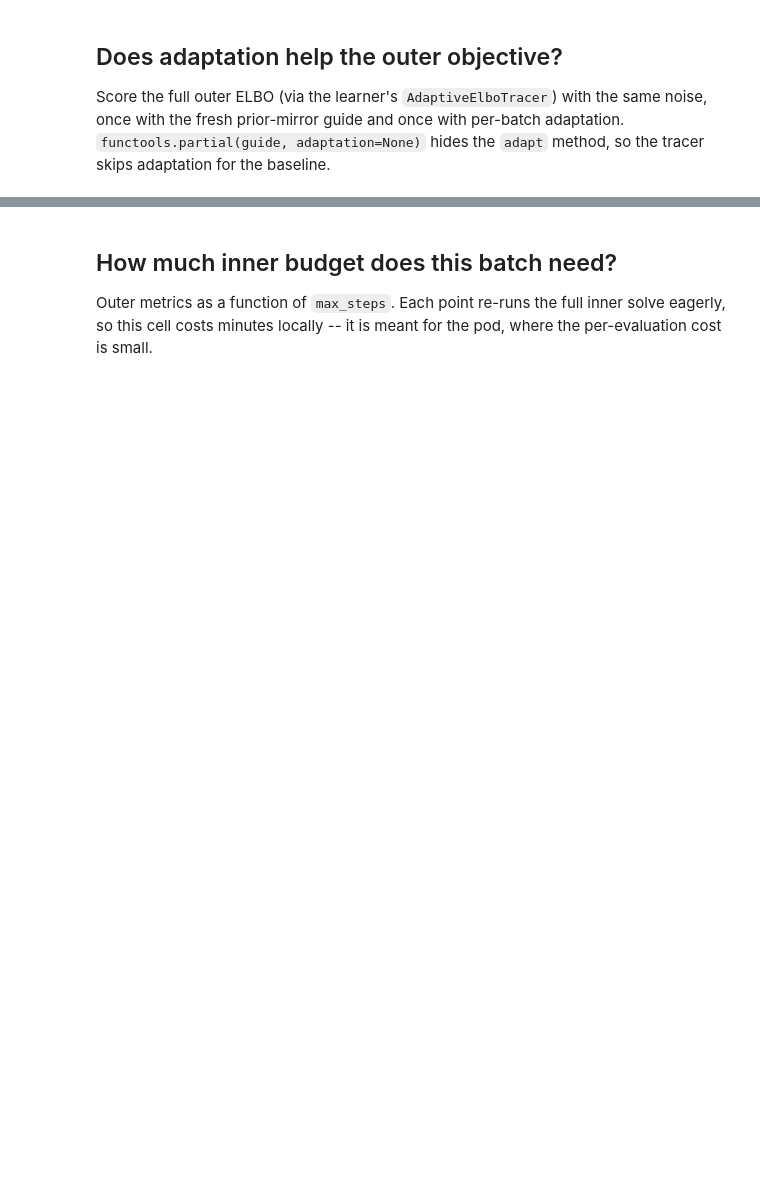
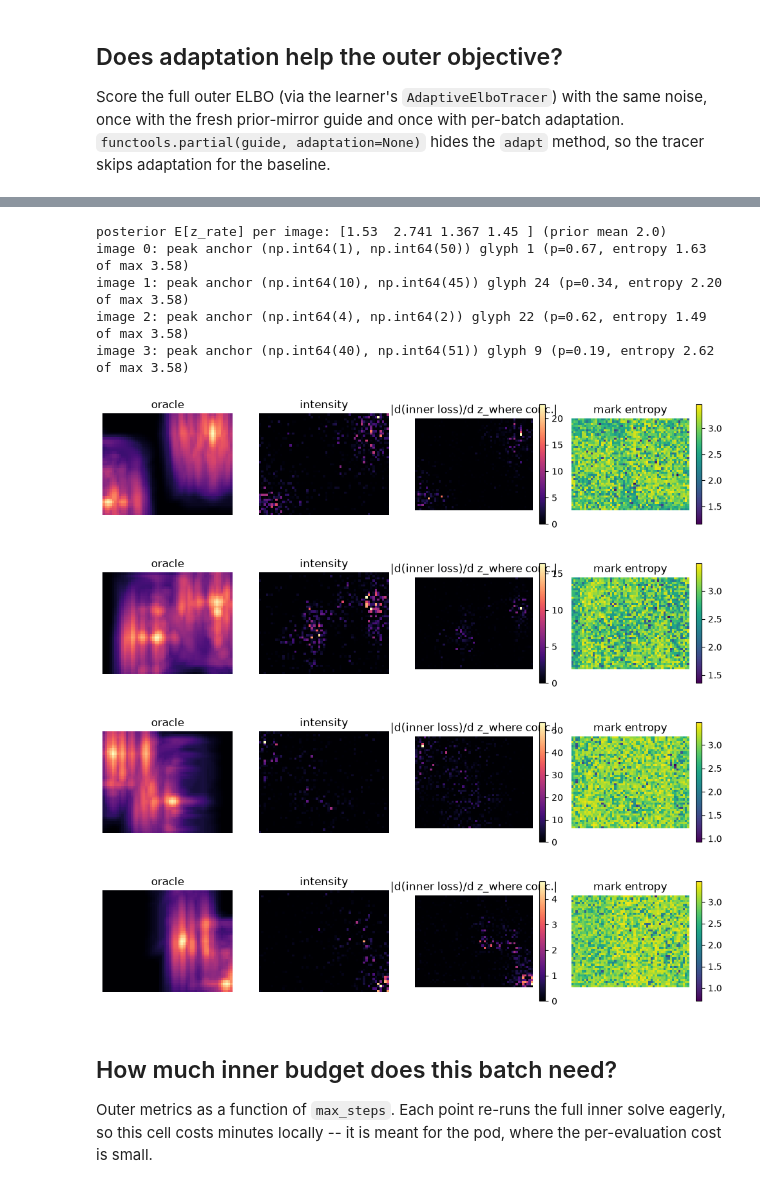
Before and after one commit to esennesh/captcha-numpyro, a Jupyter notebook: notebooks/iterative_inference.ipynb, the cells around one changed output, grey strips where cells are left out. Saved outputs shown, nothing was run; the diff lists cells and outputs as text; code cells hidden in the pictures; blank space fills up the shorter version.

```diff
--- a/notebooks/iterative_inference.ipynb
+++ b/notebooks/iterative_inference.ipynb
@@ -254,3 +223,53 @@ switch logit travel available: prior logit -7.77, max adapted -1.63
+# %%
+buffers = jax.lax.stop_gradient(dict(learner.parameters))
+
+def inner_objective(params, key=0):
+    return guide.tracer.loss(random.key(key), {**params, **buffers}, {},
+                             learner.model, guide.guide, data)[0]
+
+grads = jax.grad(inner_objective)(adapted)
+where_grad = np.abs(np.asarray(grads["z_where_auto_concentration"]))
+where_grad = where_grad.reshape(data.shape[0], *grid)
+
+rate_mean = np.exp(np.asarray(adapted["z_rate_auto_concentration"])) / \
+            np.exp(np.asarray(adapted["z_rate_auto_rate"]))
+print("posterior E[z_rate] per image:", np.round(rate_mean, 3),
+      f"(prior mean {placements.expected_count})")
+
+rho = np.asarray(predictions["z_mark"]["value"]).mean(axis=0)  # (B, h, w, K)
+mark_entropy = -np.asarray((rho * np.log(rho + 1e-12)).sum(axis=-1))
+for i in range(data.shape[0]):
+    peak = np.unravel_index(intensity[i].argmax(), intensity[i].shape)
+    print(f"image {i}: peak anchor {peak} "
+          f"glyph {int(rho[i][peak].argmax())} "
+          f"(p={float(rho[i][peak].max()):.2f}, "
+          f"entropy {float(mark_entropy[i][peak]):.2f} "
+          f"of max {np.log(rho.shape[-1]):.2f})")
+
+for i in range(data.shape[0]):
+    fig, axes = plt.subplots(1, 4, figsize=(12, 3))
+    axes[0].imshow(oracle[i], cmap="magma")
+    axes[0].set_title("oracle")
+    axes[1].imshow(intensity[i], cmap="magma")
+    axes[1].set_title("intensity")
+    im = axes[2].imshow(where_grad[i], cmap="magma")
+    axes[2].set_title("|d(inner loss)/d z_where conc.|")
+    fig.colorbar(im, ax=axes[2], fraction=0.046)
+    im = axes[3].imshow(mark_entropy[i], cmap="viridis")
+    axes[3].set_title("mark entropy")
+    fig.colorbar(im, ax=axes[3], fraction=0.046)
+    for ax in axes:
+        ax.set_axis_off()
+# %% [output]
+posterior E[z_rate] per image: [1.53  2.741 1.367 1.45 ] (prior mean 2.0)
+image 0: peak anchor (np.int64(1), np.int64(50)) glyph 1 (p=0.67, entropy 1.63 of max 3.58)
+image 1: peak anchor (np.int64(10), np.int64(45)) glyph 24 (p=0.34, entropy 2.20 of max 3.58)
+image 2: peak anchor (np.int64(4), np.int64(2)) glyph 22 (p=0.62, entropy 1.49 of max 3.58)
+image 3: peak anchor (np.int64(40), np.int64(51)) glyph 9 (p=0.19, entropy 2.62 of max 3.58)
+[figure, added]
+[figure, added]
+[figure, added]
+[figure, added]
 # %% [markdown]
 ## How much inner budget does this batch need?
 
```
Also changed, not shown: parts of 15 cells of this notebook.
